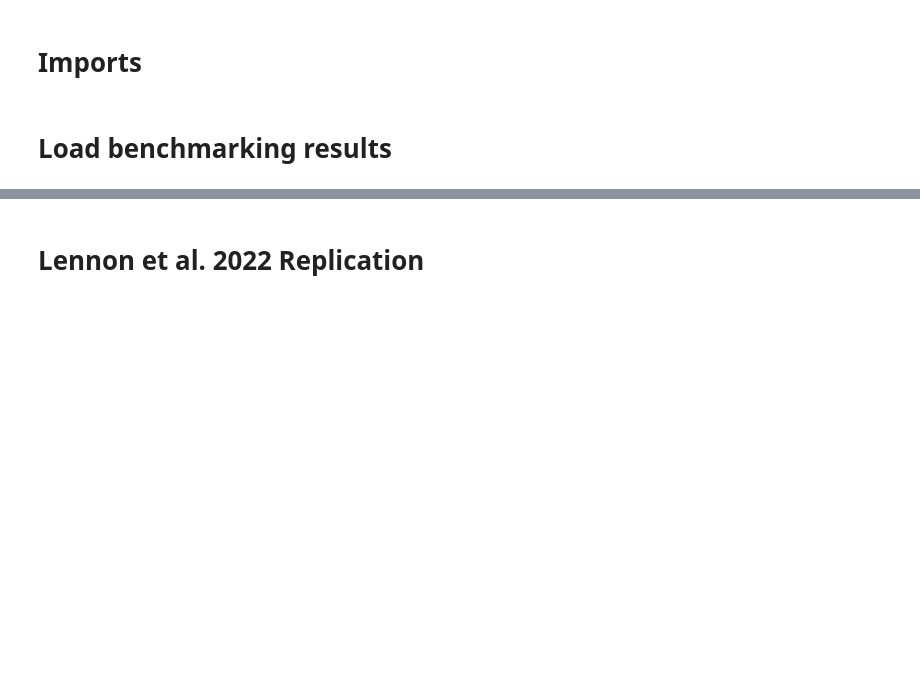
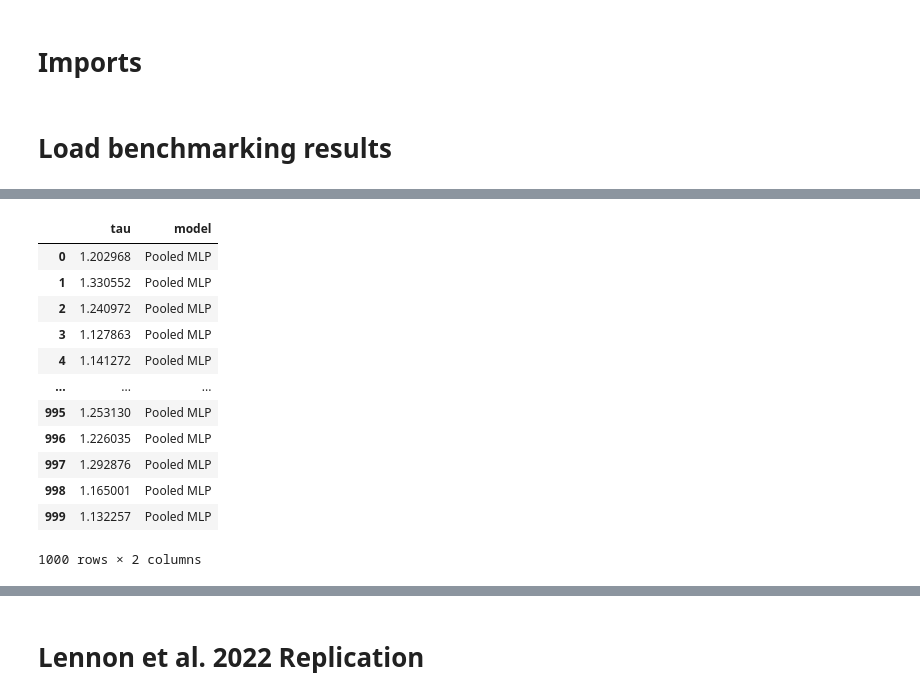
Before and after one commit to tliutony/learning-ivs, a Jupyter notebook: notebooks/01-tl-estimator_benchmarks.ipynb, the cells around one changed output, grey strips where cells are left out. Saved outputs shown, nothing was run; the diff lists cells and outputs as text; code cells hidden in the pictures; blank space fills up the shorter version.

```diff
--- a/notebooks/01-tl-estimator_benchmarks.ipynb
+++ b/notebooks/01-tl-estimator_benchmarks.ipynb
@@ -78,4 +78,20 @@ for k, df in benchmark_results.items():
 pooled_df = pd.DataFrame(pooled_mlp_preds, columns=["tau"])
 pooled_df["model"] = "Pooled MLP"
 result_df = pd.concat([result_df, pooled_df])
+# %%
+pooled_df
+# %% [output]
+|  | tau | model |
+| 0 | 1.202968 | Pooled MLP |
+| 1 | 1.330552 | Pooled MLP |
+| 2 | 1.240972 | Pooled MLP |
+| 3 | 1.127863 | Pooled MLP |
+| 4 | 1.141272 | Pooled MLP |
+| ... | ... | ... |
+| 995 | 1.253130 | Pooled MLP |
+| 996 | 1.226035 | Pooled MLP |
+| 997 | 1.292876 | Pooled MLP |
+| 998 | 1.165001 | Pooled MLP |
+| 999 | 1.132257 | Pooled MLP |
+1000 rows × 2 columns
 # %%
```
Also changed, not shown: parts of 10 cells of this notebook, 10 other files.
